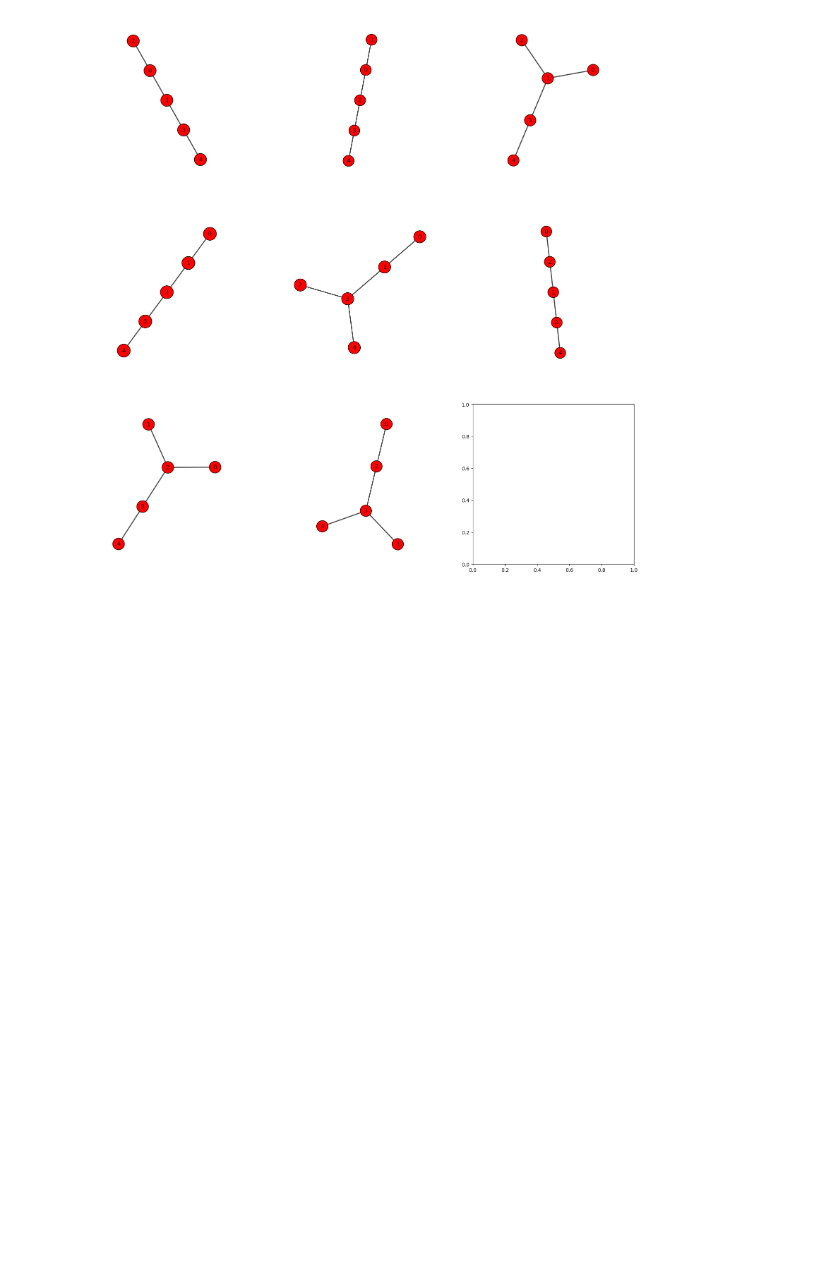
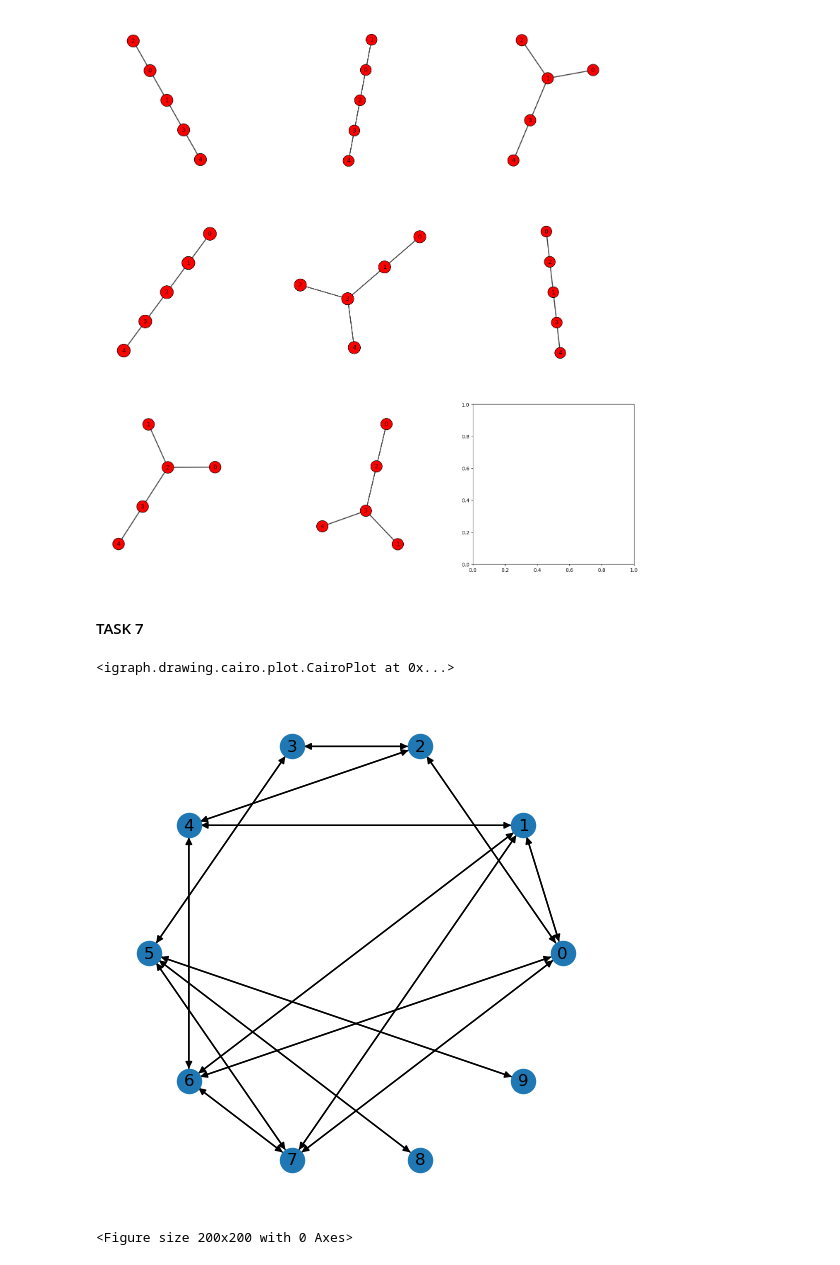
Before and after one commit to dmtrpolovnikov/network_analysis, a Jupyter notebook: practice_1.ipynb, the cells around one changed output. Saved outputs shown, nothing was run; the diff lists cells and outputs as text; code cells hidden in the pictures; blank space fills up the shorter version.

```diff
--- a/practice_1.ipynb
+++ b/practice_1.ipynb
@@ -103,7 +104,7 @@ per_vs = list( filter( None,
 
 # adjacency list
 adj_list = {}
-for vx, vxs in zip(alphabit.keys(), g.get_adjlist()):
+for vx, vxs in zip(alphabit.keys(), g.get_adjlist(mode="all")):
     adj_list[vx] = vxs
 adj_list_df = pd.DataFrame(adj_list.items())
 adj_list_df.to_csv('adj_list.csv')
@@ -324,3 +326,5 @@ for tree in list_of_trees:
     counter += 1
 # %% [output]
 [figure]
+# %% [markdown]
+#### TASK 7
@@ -326,0 +333,33 @@ for tree in list_of_trees:
+# %%
+# read matrices, build graphs in circular layout
+
+adj_matrix_g1 = pd.read_csv('adj_list.csv', index_col=0)
+adj_matrix_g1.columns = ['vertex', 'adj_vertices']
+edge_matrix_g1 = pd.read_csv('edge_list.csv', index_col=0)
+# %%
+adj_mx_g1 = np.zeros((adj_matrix_g1.shape[0], adj_matrix_g1.shape[0]), dtype=int)
+for i, vx in enumerate(adj_matrix_g1['vertex']):
+    for j in ast.literal_eval(adj_matrix_g1['adj_vertices'][i]):
+        adj_mx_g1[i, j] = 1
+# %%
+g1 = ig.Graph.Adjacency((adj_mx_g1 > 0).tolist())
+g1.vs['names'] = np.arange(10)
+
+G = nx.DiGraph(adj_mx_g1)
+G_circ = nx.circular_layout(G)
+
+plt.figure(figsize =(5, 5))
+nx.draw_circular(G, with_labels = True)
+
+# plot the graph
+plt.figure(figsize=(2, 2))
+ig.plot(g1,
+        vertex_size=20,
+        vertex_label=g1.vs['names'],
+        bbox=(400, 400),
+        layout='circular',
+        )
+# %% [output]
+<igraph.drawing.cairo.plot.CairoPlot at 0x...>
+[figure, added]
+<Figure size 200x200 with 0 Axes>
```
Also changed, not shown: parts of 13 cells of this notebook.
